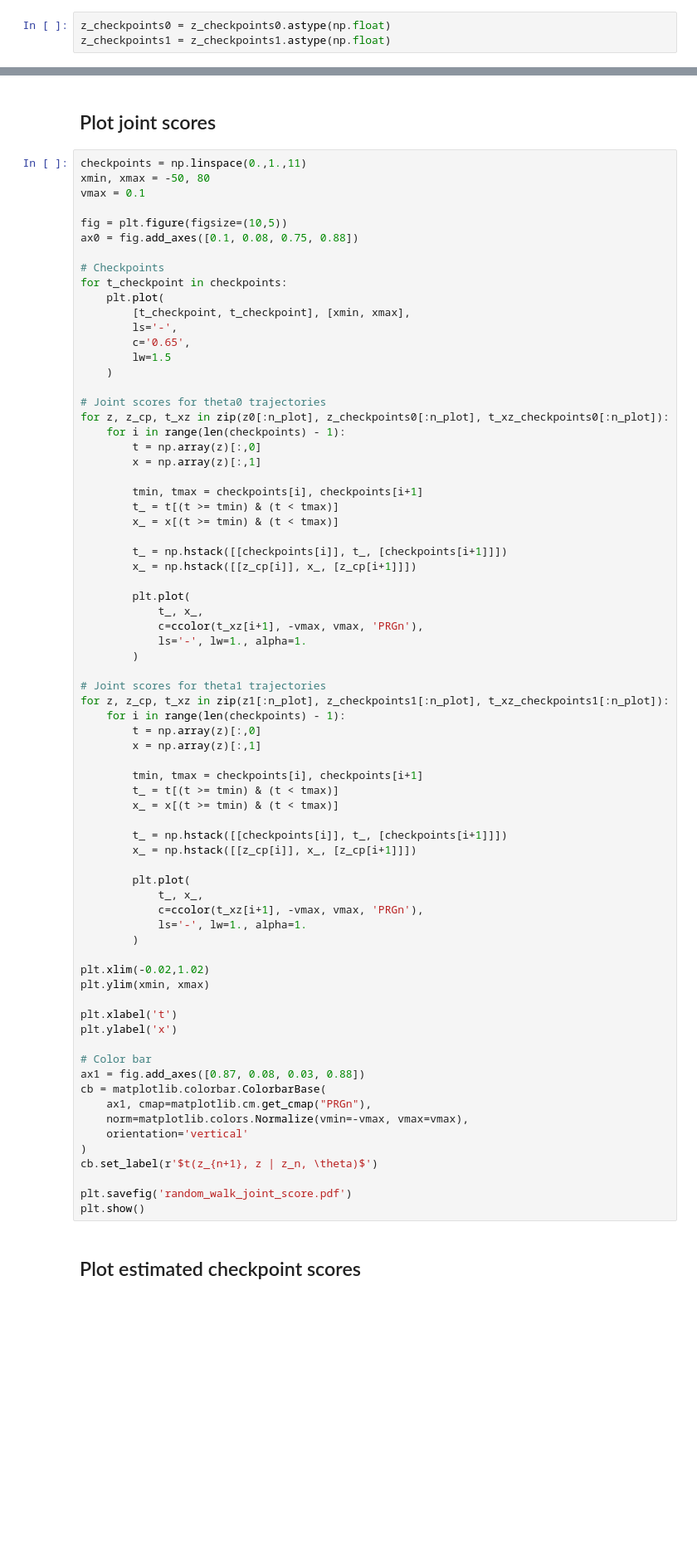
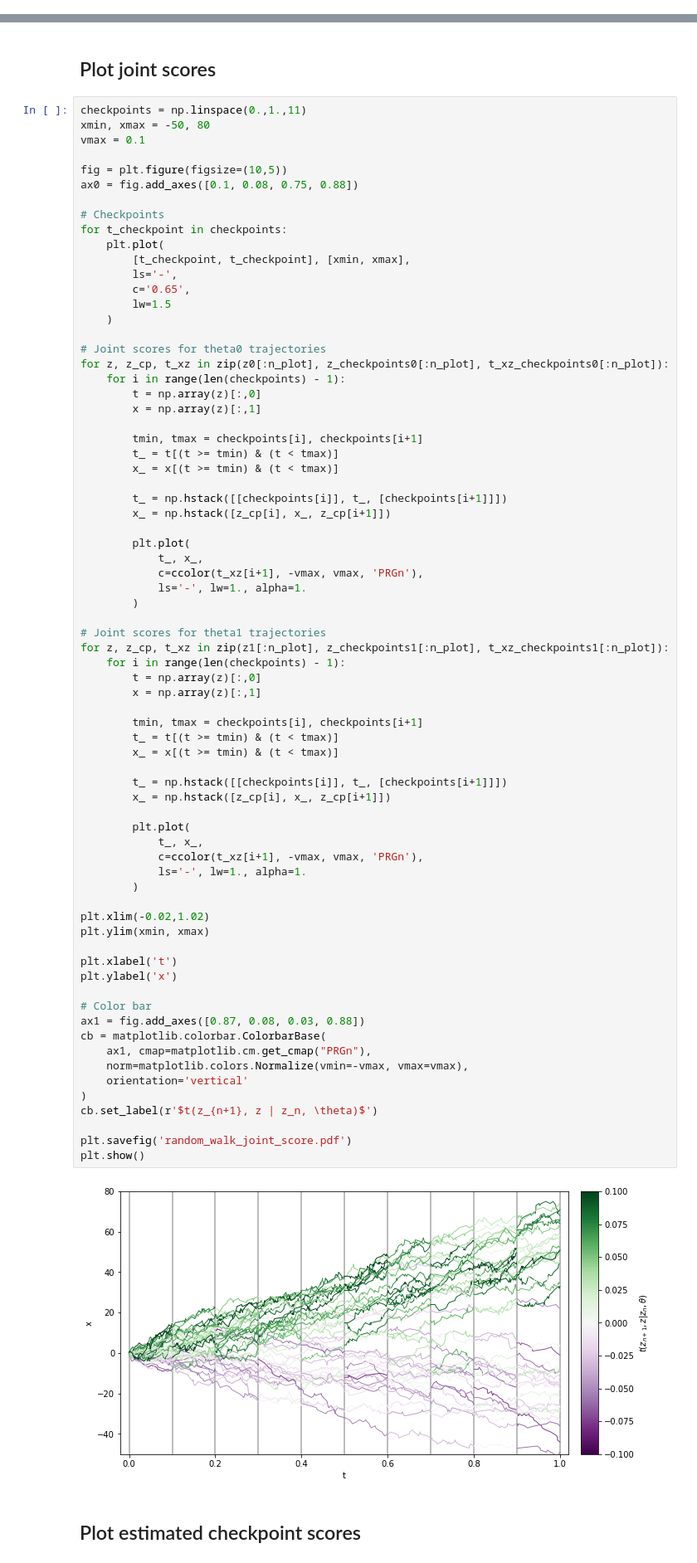
Before and after one commit to johannbrehmer/goldmine, a Jupyter notebook: goldmine/notebooks/random_walk/Random walk.ipynb, the cells around one changed output, grey strips where cells are left out. Shown: that part at 83% size. Cells and saved outputs as stored; diff of their text form; blank space fills up the shorter version.

```diff
--- a/goldmine/notebooks/random_walk/Random walk.ipynb
+++ b/goldmine/notebooks/random_walk/Random walk.ipynb
@@ -32,9 +32,6 @@ theta1 = 150.
 sim = CheckpointedRandomWalk()
 x0, t_xz0, z_checkpoints0, t_xz_checkpoints0, z0 = sim.rvs_score([theta0], [100.], n_sim, return_histories=True)
 x1, t_xz1, z_checkpoints1, t_xz_checkpoints1, z1 = sim.rvs_score([theta1], [100.], n_sim, return_histories=True)
-# %%
-z_checkpoints0 = z_checkpoints0.astype(np.float)
-z_checkpoints1 = z_checkpoints1.astype(np.float)
 # %% [markdown]
 ## Train SCANDAL
 # %%
@@ -159,7 +173,7 @@ for z, z_cp, t_xz in zip(z0[:n_plot], z_checkpoints0[:n_plot], t_xz_checkpoints0
         x_ = x[(t >= tmin) & (t < tmax)]
 
         t_ = np.hstack([[checkpoints[i]], t_, [checkpoints[i+1]]])
-        x_ = np.hstack([[z_cp[i]], x_, [z_cp[i+1]]])
+        x_ = np.hstack([z_cp[i], x_, z_cp[i+1]])
 
         plt.plot(
             t_, x_,
@@ -175,33 +189,35 @@ for z, z_cp, t_xz in zip(z1[:n_plot], z_checkpoints1[:n_plot], t_xz_checkpoints1
 
         tmin, tmax = checkpoints[i], checkpoints[i+1]
         t_ = t[(t >= tmin) & (t < tmax)]
         x_ = x[(t >= tmin) & (t < tmax)]
 
         t_ = np.hstack([[checkpoints[i]], t_, [checkpoints[i+1]]])
-        x_ = np.hstack([[z_cp[i]], x_, [z_cp[i+1]]])
+        x_ = np.hstack([z_cp[i], x_, z_cp[i+1]])
 
         plt.plot(
             t_, x_,
             c=ccolor(t_xz[i+1], -vmax, vmax, 'PRGn'),
             ls='-', lw=1., alpha=1.
         )
 
 plt.xlim(-0.02,1.02)
 plt.ylim(xmin, xmax)
 
 plt.xlabel('t')
 plt.ylabel('x')
 
 # Color bar
 ax1 = fig.add_axes([0.87, 0.08, 0.03, 0.88])
 cb = matplotlib.colorbar.ColorbarBase(
     ax1, cmap=matplotlib.cm.get_cmap("PRGn"),
     norm=matplotlib.colors.Normalize(vmin=-vmax, vmax=vmax),
     orientation='vertical'
 )
 cb.set_label(r'$t(z_{n+1}, z | z_n, \theta)$')
 
 plt.savefig('random_walk_joint_score.pdf')
 plt.show()
+# %% [output]
+[figure, added]
 # %% [markdown]
 ## Plot estimated checkpoint scores
```
Also changed, not shown: parts of 8 cells of this notebook, 2 other files.
